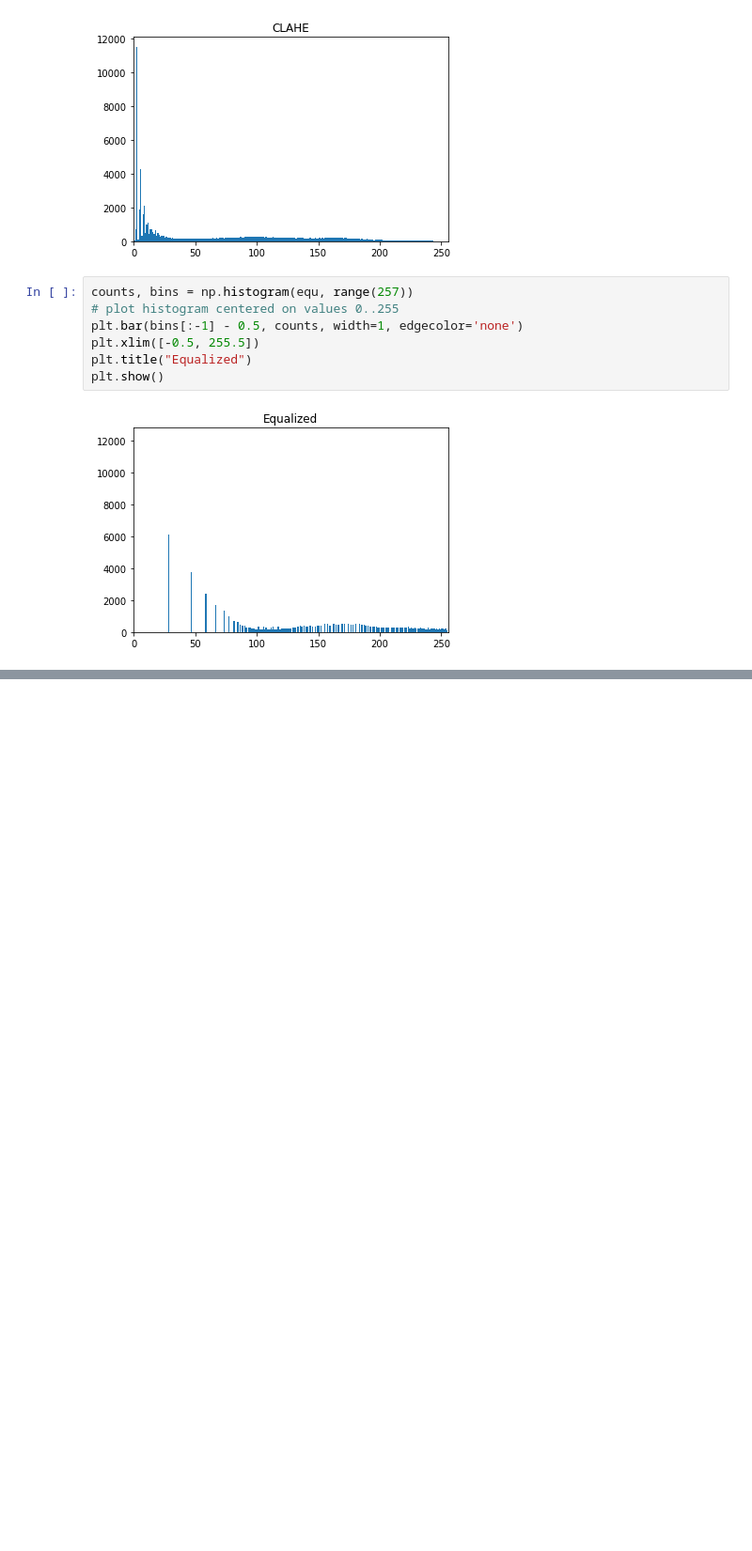
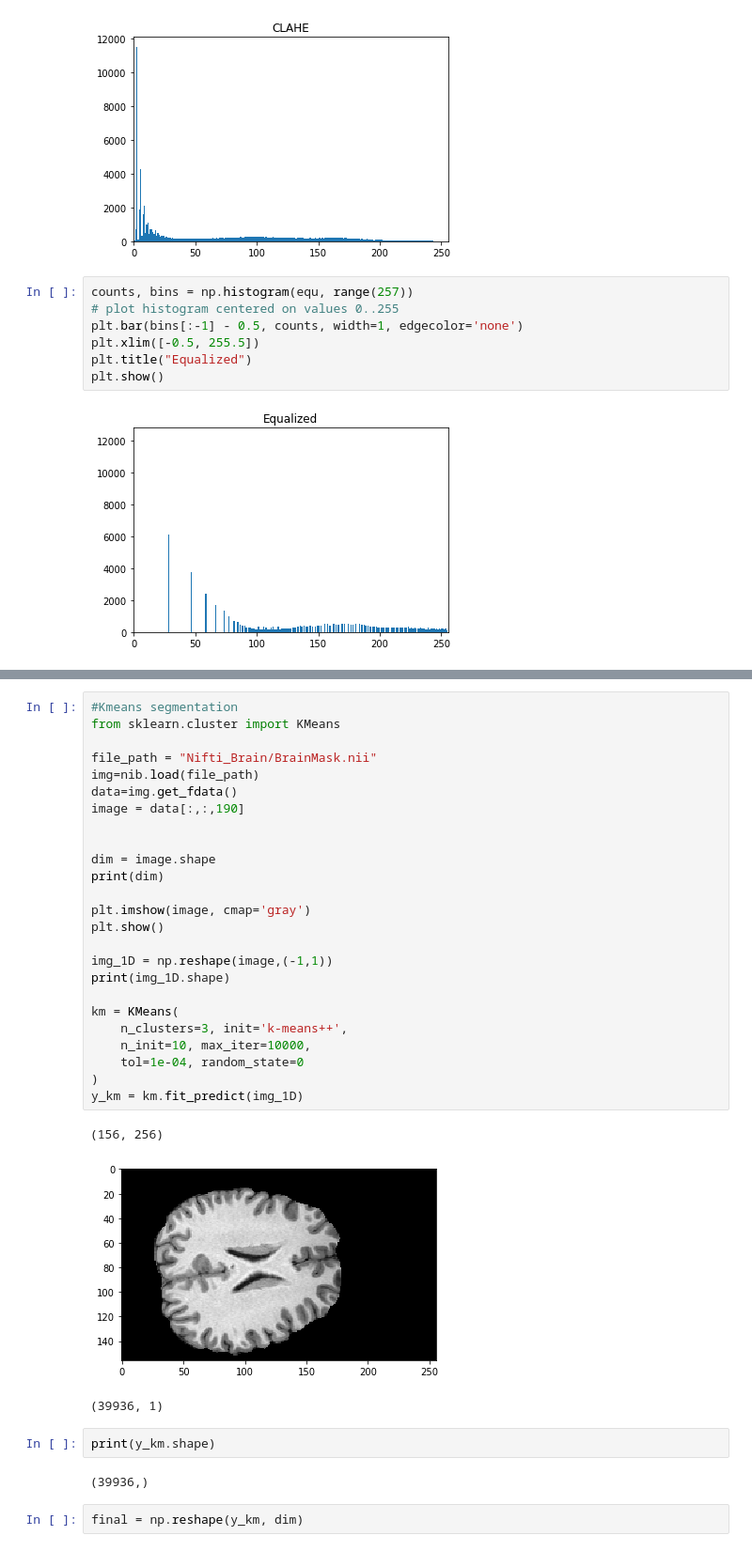
Before and after one commit to nathan-14200/wsbim2243, a Jupyter notebook: wsbim2243 - notebook.ipynb, the cells around one changed output, grey strips where cells are left out. Shown: that part at 94% size. Cells and saved outputs as stored; diff of their text form; blank space fills up the shorter version.

Commit message:
added kmeans for segmentation

```diff
--- a/wsbim2243 - notebook.ipynb
+++ b/wsbim2243 - notebook.ipynb
@@ -203,0 +178,35 @@ plt.show()
+# %%
+#Kmeans segmentation
+from sklearn.cluster import KMeans
+
+file_path = "Nifti_Brain/BrainMask.nii"
+img=nib.load(file_path)
+data=img.get_fdata()
+image = data[:,:,190]
+
+
+dim = image.shape
+print(dim)
+
+plt.imshow(image, cmap='gray')
+plt.show()
+
+img_1D = np.reshape(image,(-1,1))
+print(img_1D.shape)
+
+km = KMeans(
+    n_clusters=3, init='k-means++',
+    n_init=10, max_iter=10000,
+    tol=1e-04, random_state=0
+)
+y_km = km.fit_predict(img_1D)
+# %% [output]
+(156, 256)
+[figure, added]
+(39936, 1)
+# %%
+print(y_km.shape)
+# %% [output]
+(39936,)
+# %%
+final = np.reshape(y_km, dim)
```
Also changed, not shown: parts of 9 cells of this notebook.
